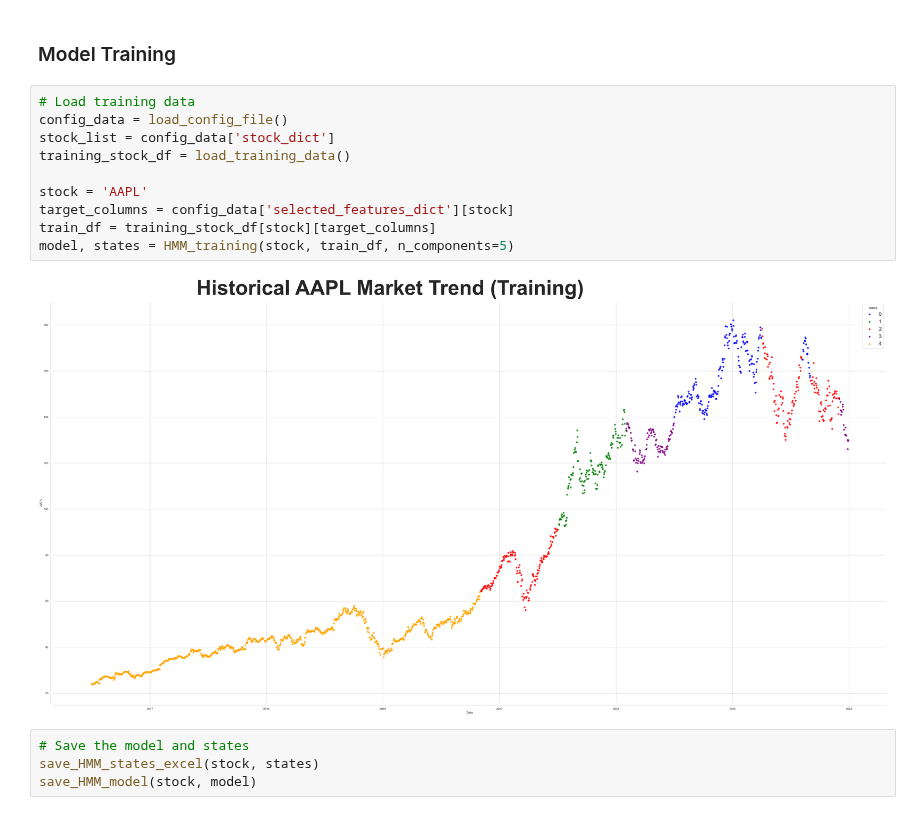
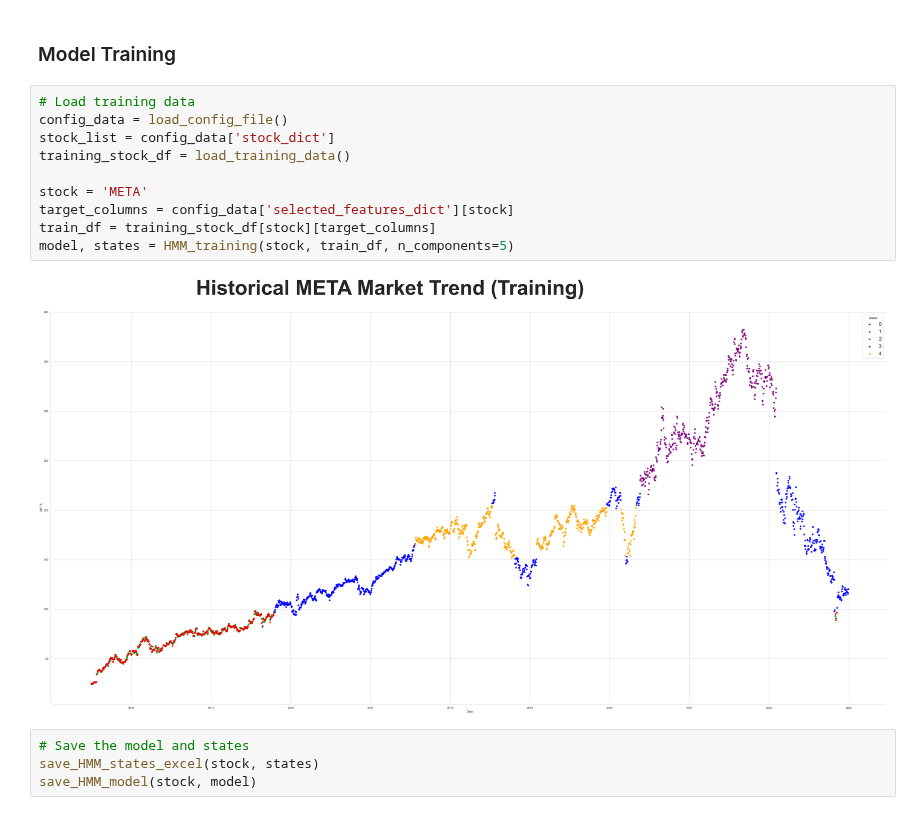
Before and after one commit to RaymondRaman/Stock-Market-Trend-Forecasting-with-Regime-and-Diffusion-Model, a Jupyter notebook: 4a. HMM_training&testing.ipynb, the cells around one changed output. Drawn from its saved outputs; the diff is of its cells as text.

```diff
--- a/4a. HMM_training&testing.ipynb
+++ b/4a. HMM_training&testing.ipynb
@@ -7,15 +7,15 @@ import joblib
 # %%
 # Load training data
 config_data = load_config_file()
 stock_list = config_data['stock_dict']
 training_stock_df = load_training_data()
 
-stock = 'AAPL'
+stock = 'META'
 target_columns = config_data['selected_features_dict'][stock]
 train_df = training_stock_df[stock][target_columns]
 model, states = HMM_training(stock, train_df, n_components=5)
 # %% [output]
-[figure, old version]
+[figure, new version]
 # %%
 # Save the model and states
 save_HMM_states_excel(stock, states)
```
Also changed, not shown: parts of 1 cell of this notebook, 10 other files.
